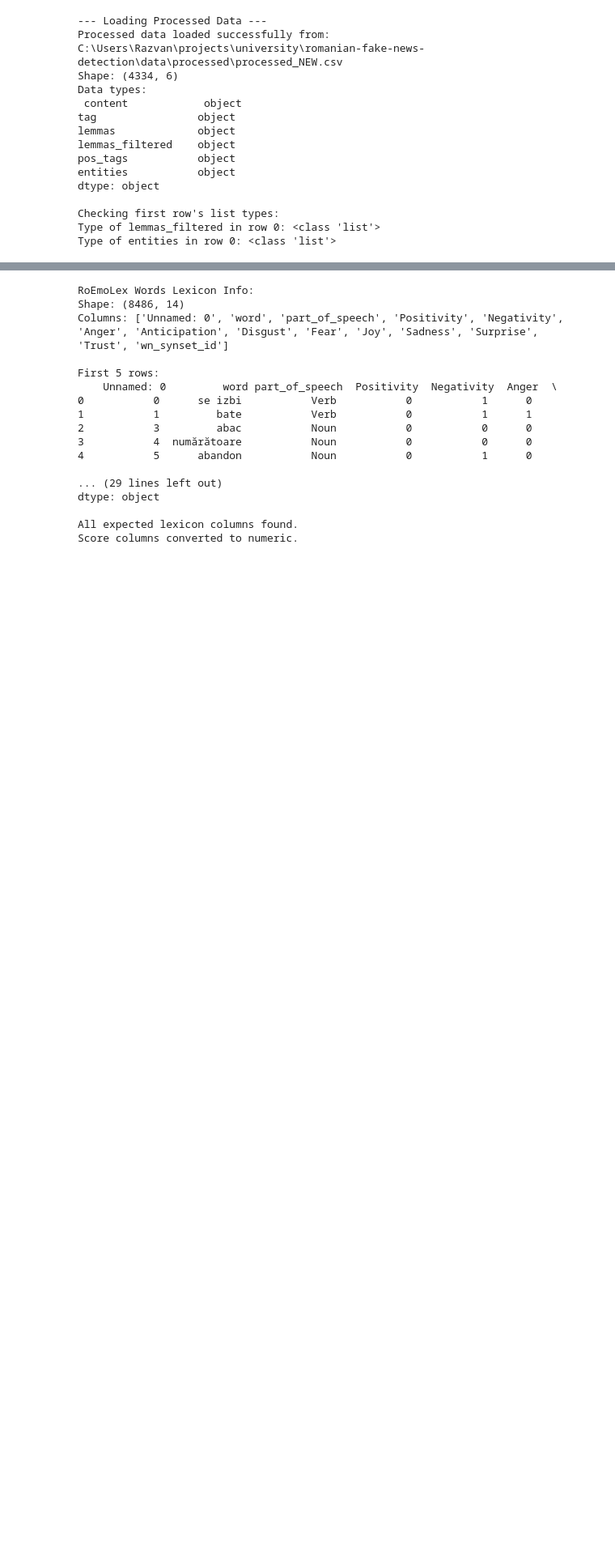
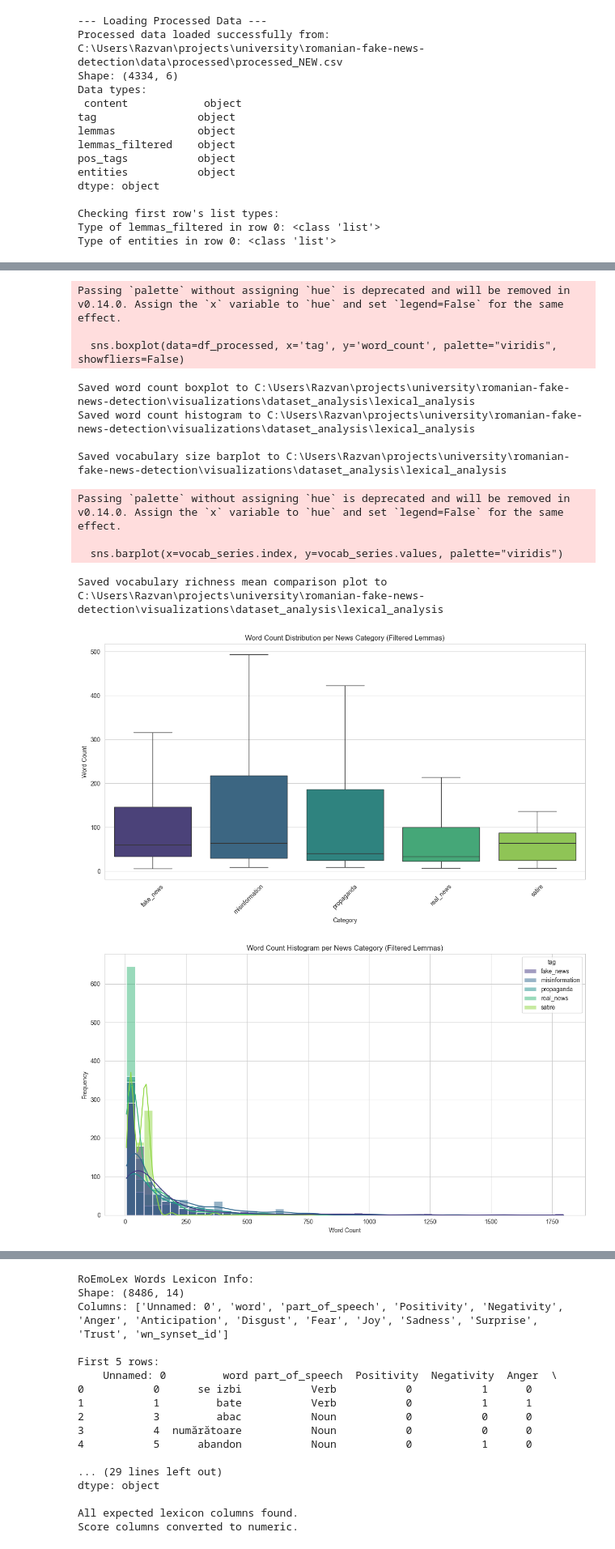
Before and after one commit to razvanxpop/romanian-fake-news-detection, a Jupyter notebook: notebooks/preprocessing_analysis.ipynb, the cells around one changed output, grey strips where cells are left out. Shown at 81% size. Drawn from its saved outputs; the diff is of its cells as text; code cells hidden in the pictures; blank space fills up the shorter version.

```diff
--- a/notebooks/preprocessing_analysis.ipynb
+++ b/notebooks/preprocessing_analysis.ipynb
@@ -489,0 +382,59 @@ Saved vocabulary size barplot to C:\Users\Razvan\projects\university\romanian-fa
+# %%
+# Word Count Distribution per Category
+plt.figure(figsize=(12, 7))
+sns.boxplot(data=df_processed, x='tag', y='word_count', palette="viridis", showfliers=False)
+plt.title('Word Count Distribution per News Category (Filtered Lemmas)')
+plt.xlabel('Category')
+plt.ylabel('Word Count')
+plt.xticks(rotation=45)
+plt.tight_layout()
+plt.savefig(os.path.join(LEXICAL_ANALYSIS_DIR, 'word_count_boxplot.png'))
+print(f"\nSaved word count boxplot to {LEXICAL_ANALYSIS_DIR}")
+
+# Word Count Histogram
+plt.figure(figsize=(12, 7))
+sns.histplot(data=df_processed, x='word_count', hue='tag', kde=True, palette="viridis", bins=50)
+plt.title('Word Count Histogram per News Category (Filtered Lemmas)')
+plt.xlabel('Word Count')
+plt.ylabel('Frequency')
+# Limit x-axis if distribution is highly skewed
+# plt.xlim(0, word_count_stats['max'].max() / 2)
+plt.tight_layout()
+plt.savefig(os.path.join(LEXICAL_ANALYSIS_DIR, 'word_count_histogram.png'))
+print(f"Saved word count histogram to {LEXICAL_ANALYSIS_DIR}")
+
+# Vocabulary Size per Category
+plt.figure(figsize=(10, 6))
+sns.barplot(x=vocab_series.index, y=vocab_series.values, palette="viridis")
+plt.title('Vocabulary Size per News Category (Unique Filtered Lemmas)')
+plt.xlabel('Category')
+plt.ylabel('Number of Unique Lemmas')
+plt.xticks(rotation=45)
+plt.tight_layout()
+plt.savefig(os.path.join(LEXICAL_ANALYSIS_DIR, 'vocabulary_size_barplot.png'))
+print(f"\nSaved vocabulary size barplot to {LEXICAL_ANALYSIS_DIR}")
+
+# POS Proportions Mean
+plt.figure(figsize=(12, 7))
+vocabulary_richness_stats['mean'].plot(kind='bar', figsize=(12, 7), colormap='viridis')
+plt.title('Average Vocabulary Richness per News Category')
+plt.xlabel('Category')
+plt.ylabel('Average Proportion')
+plt.xticks(rotation=45)
+plt.tight_layout()
+plt.savefig(os.path.join(LEXICAL_ANALYSIS_DIR, 'vocabulary_richness_mean_comparison.png'))
+print(f"\nSaved vocabulary richness mean comparison plot to {LEXICAL_ANALYSIS_DIR}")
+# %% [output]
+Passing `palette` without assigning `hue` is deprecated and will be removed in v0.14.0. Assign the `x` variable to `hue` and set `legend=False` for the same effect.
+
+  sns.boxplot(data=df_processed, x='tag', y='word_count', palette="viridis", showfliers=False)
+Saved word count boxplot to C:\Users\Razvan\projects\university\romanian-fake-news-detection\visualizations\dataset_analysis\lexical_analysis
+Saved word count histogram to C:\Users\Razvan\projects\university\romanian-fake-news-detection\visualizations\dataset_analysis\lexical_analysis
+
+Saved vocabulary size barplot to C:\Users\Razvan\projects\university\romanian-fake-news-detection\visualizations\dataset_analysis\lexical_analysis
+Passing `palette` without assigning `hue` is deprecated and will be removed in v0.14.0. Assign the `x` variable to `hue` and set `legend=False` for the same effect.
+
+  sns.barplot(x=vocab_series.index, y=vocab_series.values, palette="viridis")
+Saved vocabulary richness mean comparison plot to C:\Users\Razvan\projects\university\romanian-fake-news-detection\visualizations\dataset_analysis\lexical_analysis
+[figure, added]
+[figure, added]
```
Also changed, not shown: parts of 79 cells of this notebook, 28 other files.
